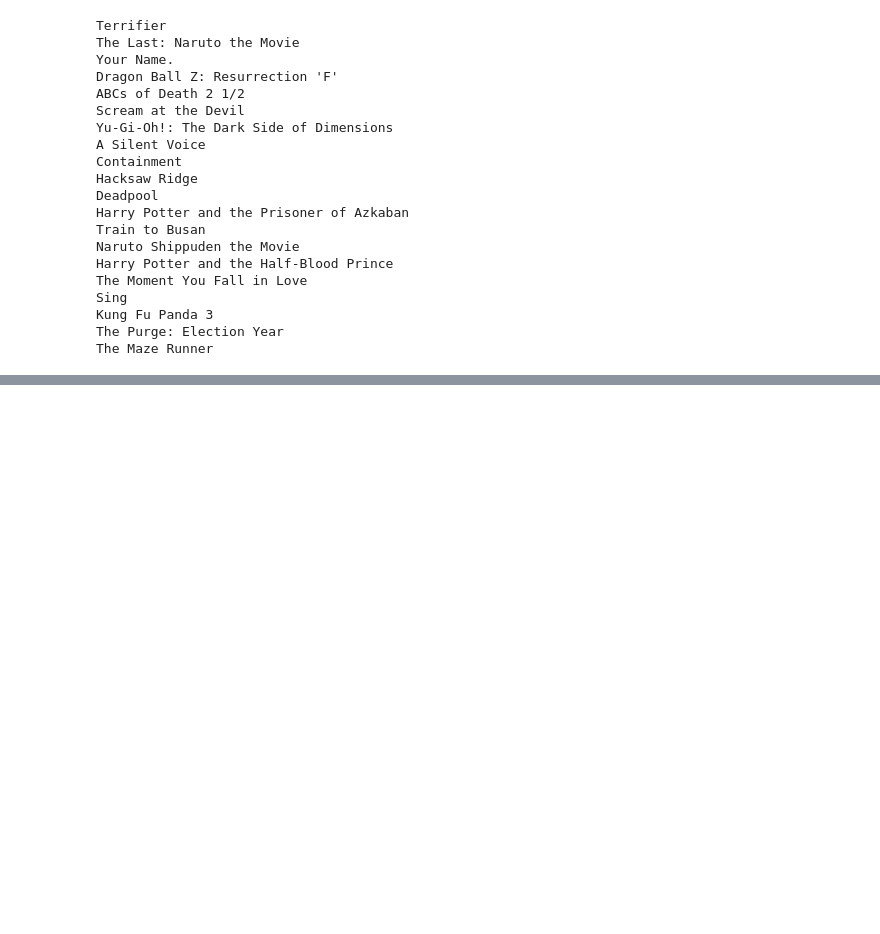
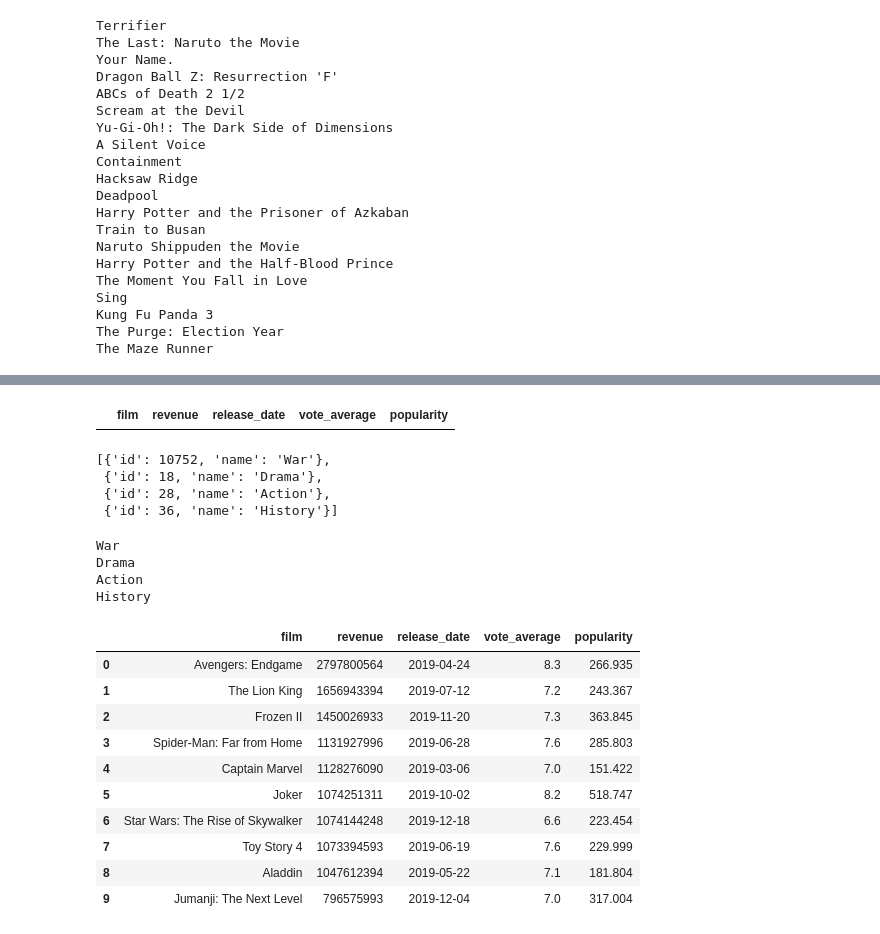
Before and after one commit to adinas94/Phase-1-Microsoft-Movies, a Jupyter notebook: Movie API -Copy1.ipynb, the cells around one changed output, grey strips where cells are left out. Saved outputs shown, nothing was run; the diff lists cells and outputs as text; code cells hidden in the pictures; blank space fills up the shorter version.

```diff
--- a/Movie API -Copy1.ipynb
+++ b/Movie API -Copy1.ipynb
@@ -240,0 +243,47 @@ AttributeError: 'function' object has no attribute 'lists'
+# %%
+# define column names for our new dataframe
+columns = ['film', 'revenue', 'release_date', 'vote_average', 'popularity']
+
+# create dataframe with film and revenue columns
+df = pd.DataFrame(columns=columns)
+df.head()
+# %% [output]
+|  | film | revenue | release_date | vote_average | popularity |
+# %%
+films = requests.get('https://api.themoviedb.org/3/movie/'+ str(film['id']) +'?api_key='+ api_key+'&language=en-US')
+films = films.json()
+films['genres']
+# %% [output]
+[{'id': 10752, 'name': 'War'},
+ {'id': 18, 'name': 'Drama'},
+ {'id': 28, 'name': 'Action'},
+ {'id': 36, 'name': 'History'}]
+# %%
+for film in films['genres']:
+    print(film['name'])
+# %% [output]
+War
+Drama
+Action
+History
+# %%
+for film in highest_revenue_films:
+    # print(film['title'])
+    films = requests.get('https://api.themoviedb.org/3/movie/'+ str(film['id']) +'?api_key='+ api_key+'&language=en-US')
+    films = films.json()
+    #print(locale.currency(film_revenue['revenue'], grouping=True ))
+    df.loc[len(df)]=[film['title'],films['revenue'], films['release_date'], films['vote_average'], films['popularity']]
+# %%
+df.head(10)
+# %% [output]
+|  | film | revenue | release_date | vote_average | popularity |
+| 0 | Avengers: Endgame | 2797800564 | 2019-04-24 | 8.3 | 266.935 |
+| 1 | The Lion King | 1656943394 | 2019-07-12 | 7.2 | 243.367 |
+| 2 | Frozen II | 1450026933 | 2019-11-20 | 7.3 | 363.845 |
+| 3 | Spider-Man: Far from Home | 1131927996 | 2019-06-28 | 7.6 | 285.803 |
+| 4 | Captain Marvel | 1128276090 | 2019-03-06 | 7.0 | 151.422 |
+| 5 | Joker | 1074251311 | 2019-10-02 | 8.2 | 518.747 |
+| 6 | Star Wars: The Rise of Skywalker | 1074144248 | 2019-12-18 | 6.6 | 223.454 |
+| 7 | Toy Story 4 | 1073394593 | 2019-06-19 | 7.6 | 229.999 |
+| 8 | Aladdin | 1047612394 | 2019-05-22 | 7.1 | 181.804 |
+| 9 | Jumanji: The Next Level | 796575993 | 2019-12-04 | 7.0 | 317.004 |
```
Also changed, not shown: parts of 17 cells of this notebook.
